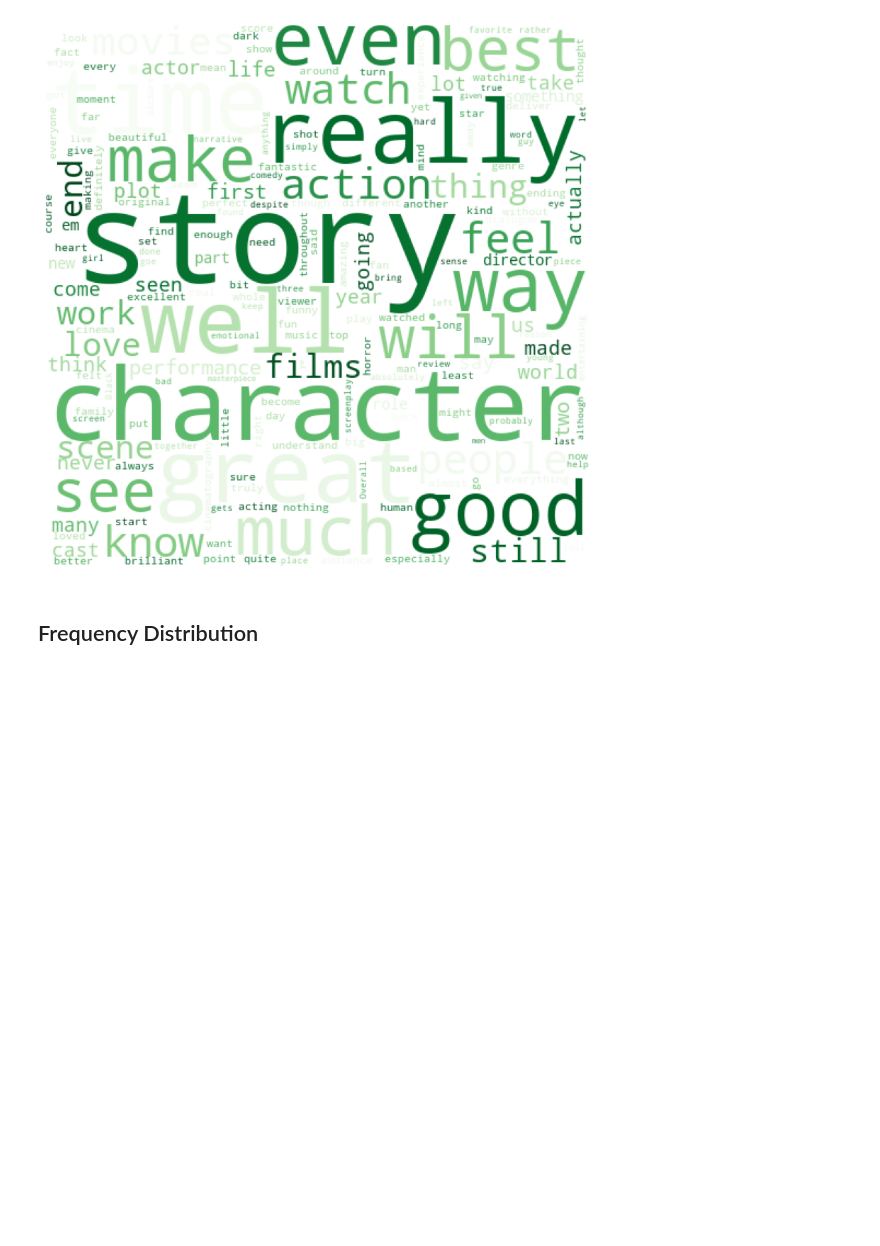
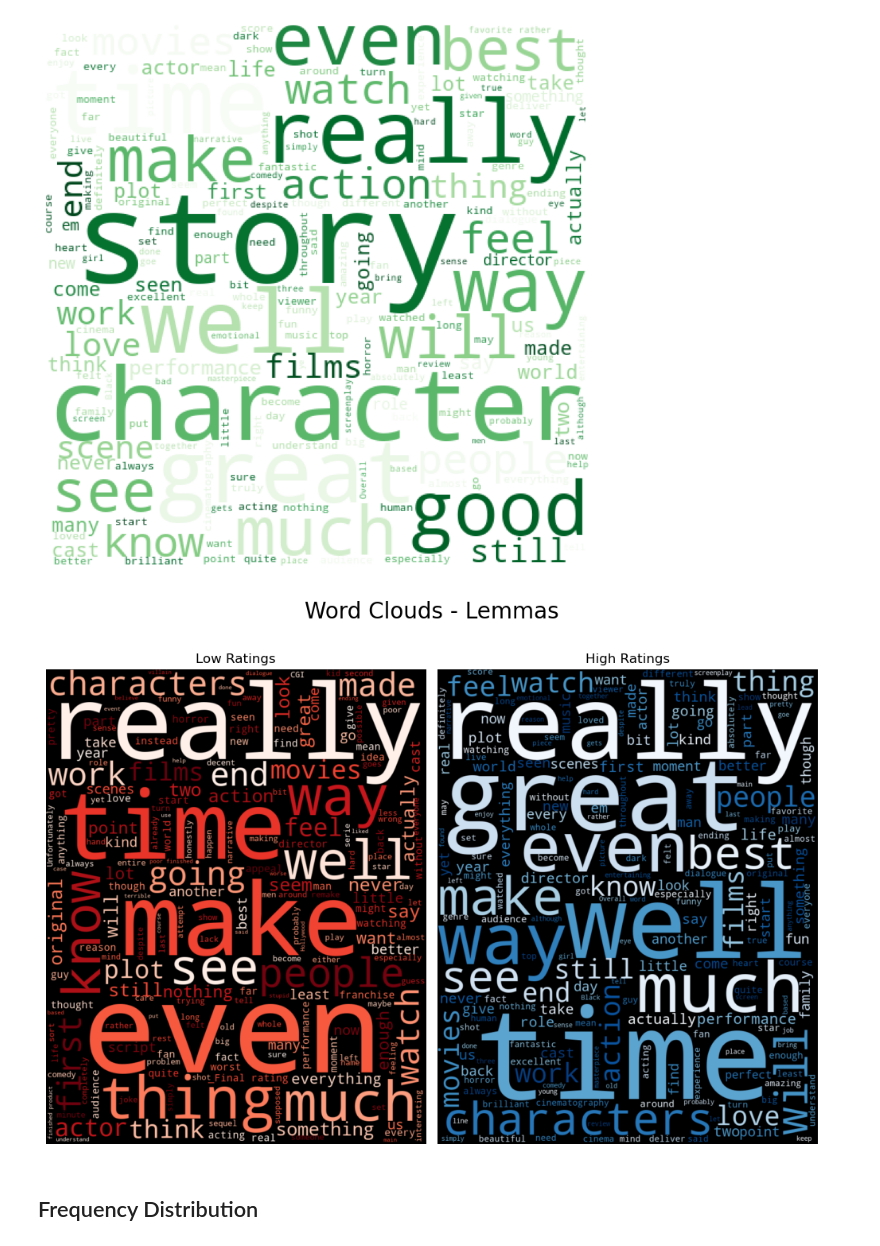
Before and after one commit to IndiaTJohnson/TMDB_Movie_Analysis, a Jupyter notebook: Project 2-Part 5.ipynb, the cells around one changed output. Drawn from its saved outputs; the diff is of its cells as text; code cells hidden in the pictures; blank space fills up the shorter version.

```diff
--- a/Project 2-Part 5.ipynb
+++ b/Project 2-Part 5.ipynb
@@ -364,6 +372,33 @@ plt.imshow(good_cloud)
 plt.axis("off");
 # %% [output]
 [figure]
+# %%
+# Make word clouds of lemmas with custom stopwords
+# Create an instance of a WordCloud and use the generate method
+low_cloud = WordCloud(random_state = 42,
+                      width = 800,
+                      height = 1000,
+                      min_word_length = 2, colormap="Reds",
+                      stopwords = custom_stopwords
+                     ).generate(low_reviews_text)
+high_cloud = WordCloud(random_state = 42,
+                       width = 800,
+                       height= 1000,
+                       min_word_length = 2,
+                       colormap="Blues",
+                       stopwords = custom_stopwords
+                      ).generate(high_reviews_text)
+# Plot the wordclouds side by side
+fig, axes = plt.subplots(ncols=2, figsize=(10, 7))
+axes[0].imshow(low_cloud, interpolation='bilinear')
+axes[0].set_title("Low Ratings")
+axes[1].imshow(high_cloud, interpolation='bilinear')
+axes[1].set_title("High Ratings")
+[ax.axis('off') for ax in axes]
+fig.tight_layout();
+fig.suptitle('Word Clouds - Lemmas', fontsize=20, y=1.05);
+# %% [output]
+[figure, added]
 # %% [markdown]
 ## Frequency Distribution
 # %%
```
Also changed, not shown: parts of 11 cells of this notebook, 3 other files.
